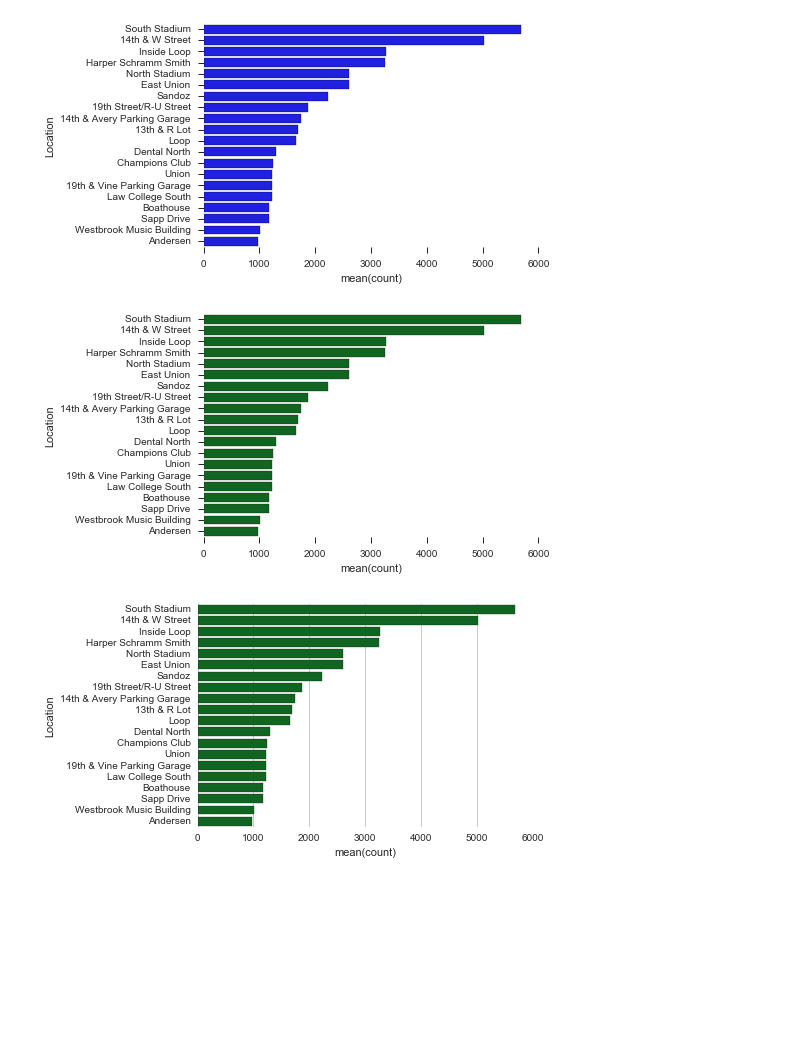
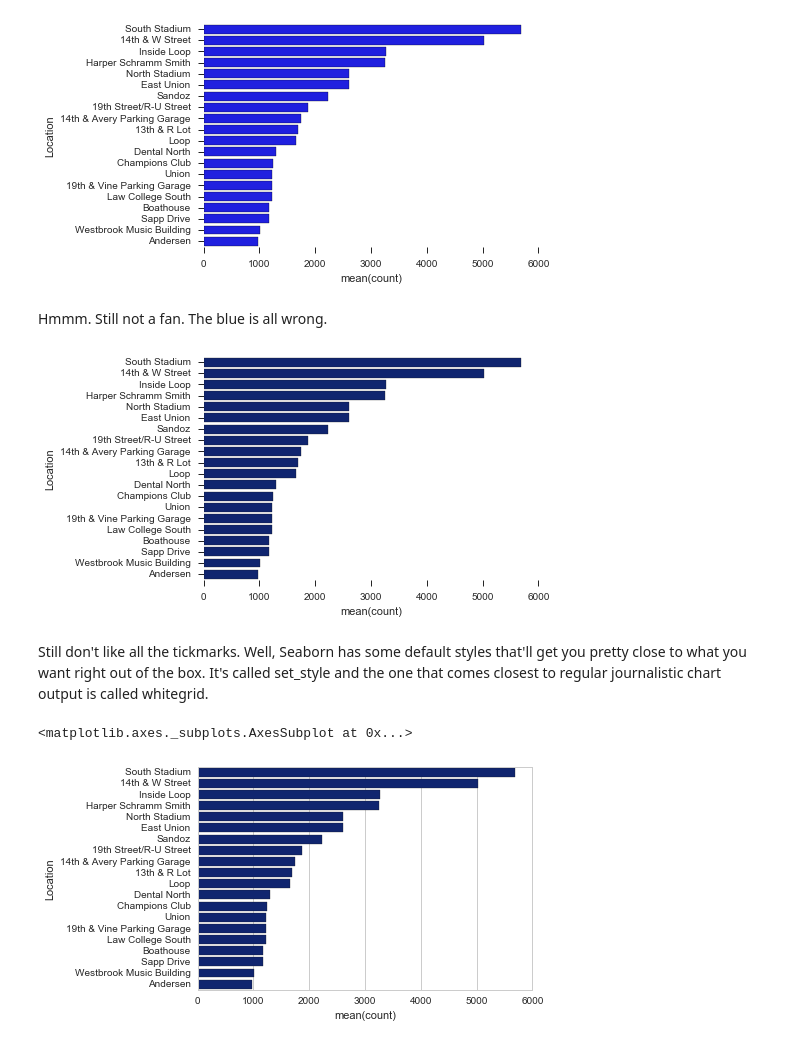
Before and after one commit to mattwaite/JOUR307-Data-Journalism, a Jupyter notebook: Assignments/ChartAssignment/ChartsWalkthrough.ipynb, the cells around one changed output. Drawn from its saved outputs; the diff is of its cells as text; code cells hidden in the pictures; blank space fills up the shorter version.

```diff
--- a/Assignments/ChartAssignment/ChartsWalkthrough.ipynb
+++ b/Assignments/ChartAssignment/ChartsWalkthrough.ipynb
@@ -28,18 +32,20 @@ sns.barplot(x="count", y="Location", data=df,
 sns.despine(left=True, bottom=True)
 # %% [output]
 [figure]
+# %% [markdown]
+Hmmm. Still not a fan. The blue is all wrong.
 # %%
 sns.set_color_codes("dark")
-sns.barplot(x="count", y="Location", data=df,
-            label="Tickets", color="g")
+sns.barplot(x="count", y="Location", data=df, color="b")
 sns.despine(left=True, bottom=True)
 # %% [output]
-[figure, old version]
+[figure, new version]
+# %% [markdown]
+Still don't like all the tickmarks. Well, Seaborn has some default styles that'll get you pretty close to what you want right out of the box. It's called set_style and the one that comes closest to regular journalistic chart output is called whitegrid.
 # %%
 sns.set_style("whitegrid")
 sns.set_color_codes("dark")
-sns.barplot(x="count", y="Location", data=df,
-            label="Tickets", color="g")
-sns.despine(left=True, bottom=True)
+sns.barplot(x="count", y="Location", data=df, color="b")
 # %% [output]
+<matplotlib.axes._subplots.AxesSubplot at 0x...>
-[figure, old version]
+[figure, new version]
```
Also changed, not shown: parts of 6 cells of this notebook.
